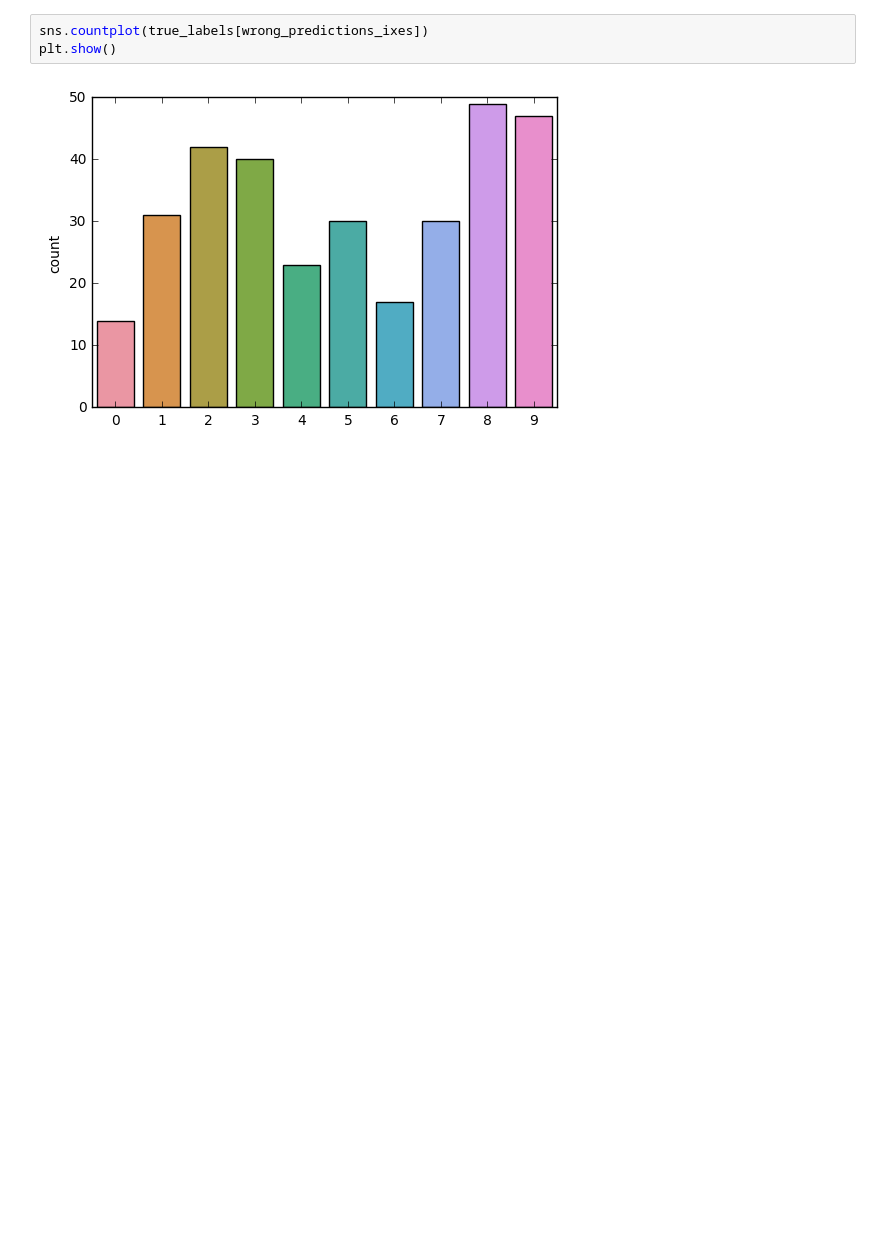
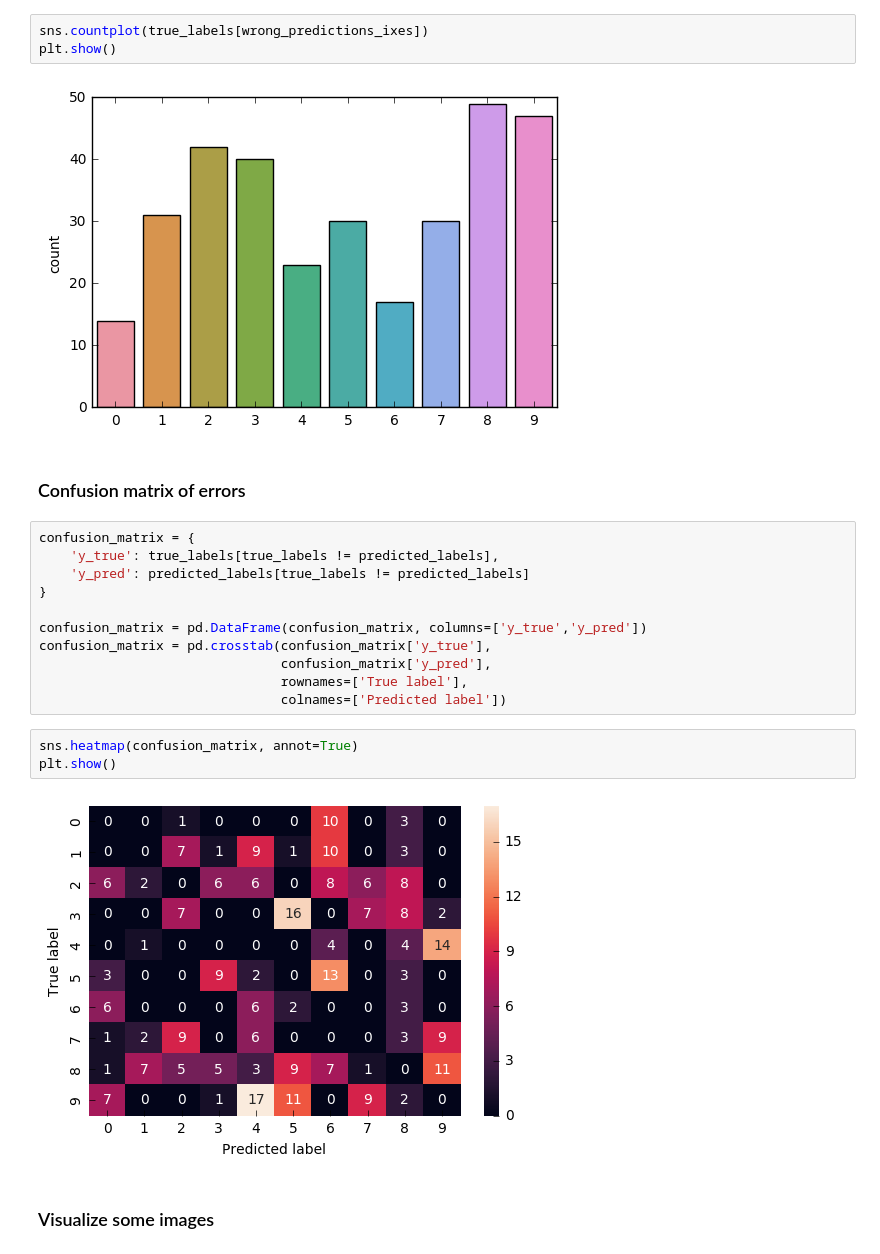
Before and after one commit to devGhiles/mnist-digit-recognition, a Jupyter notebook: training_and_errors_analysis.ipynb, the cells around one changed output. Drawn from its saved outputs; the diff is of its cells as text; blank space fills up the shorter version.

```diff
--- a/training_and_errors_analysis.ipynb
+++ b/training_and_errors_analysis.ipynb
@@ -84,3 +101,23 @@ sns.countplot(true_labels[wrong_predictions_ixes])
 plt.show()
 # %% [output]
 [figure]
+# %% [markdown]
+### Confusion matrix of errors
+# %%
+confusion_matrix = {
+    'y_true': true_labels[true_labels != predicted_labels],
+    'y_pred': predicted_labels[true_labels != predicted_labels]
+}
+
+confusion_matrix = pd.DataFrame(confusion_matrix, columns=['y_true','y_pred'])
+confusion_matrix = pd.crosstab(confusion_matrix['y_true'],
+                               confusion_matrix['y_pred'],
+                               rownames=['True label'],
+                               colnames=['Predicted label'])
+# %%
+sns.heatmap(confusion_matrix, annot=True)
+plt.show()
+# %% [output]
+[figure, added]
+# %% [markdown]
+### Visualize some images
```
Also changed, not shown: parts of 8 cells of this notebook.
